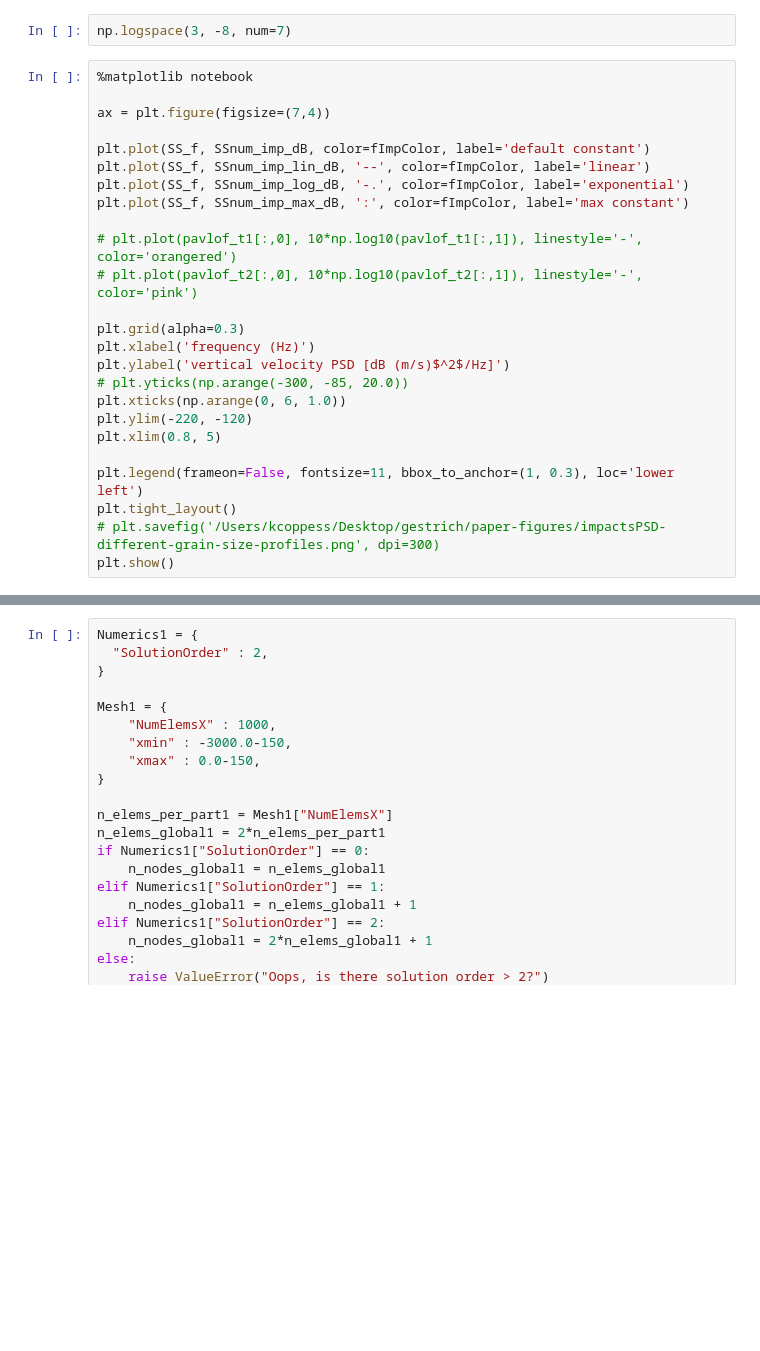
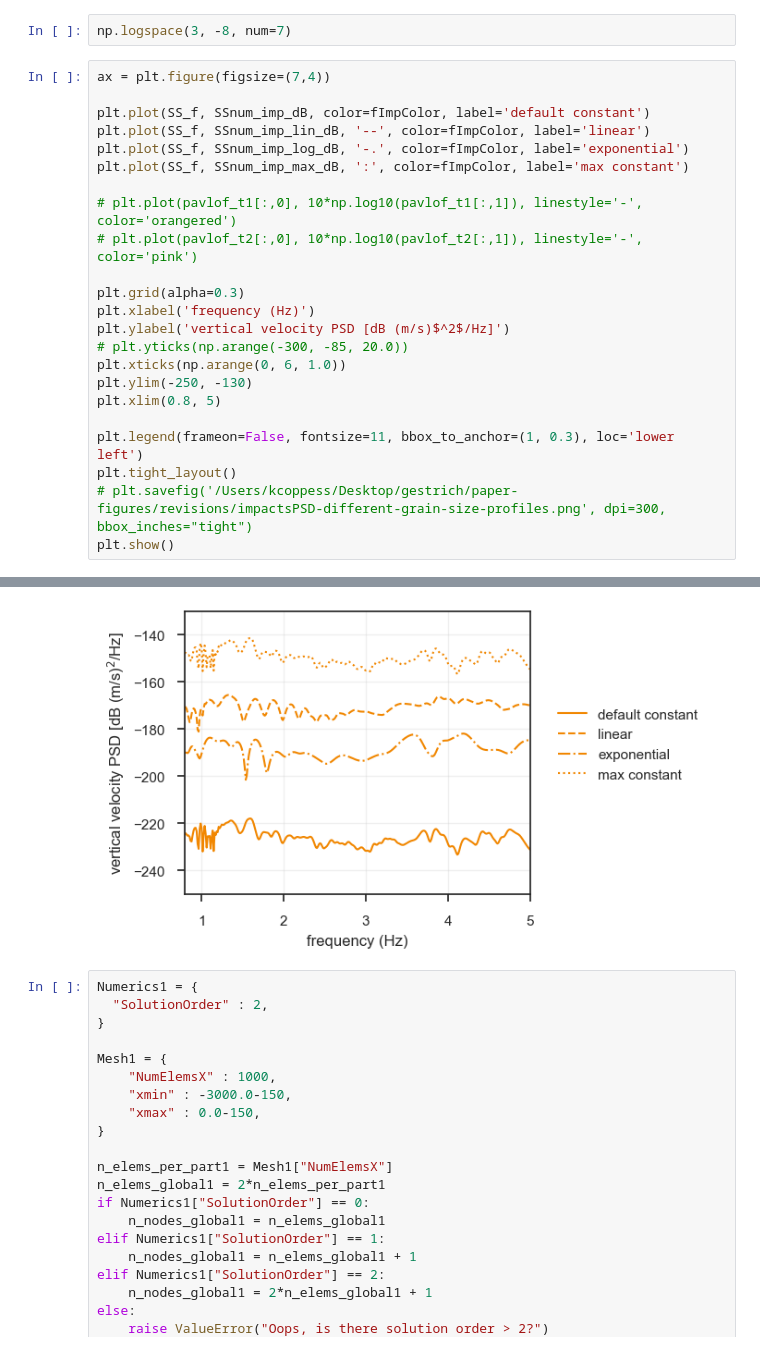
Before and after one commit to kcoppess/mPIT-tremor-model, a Jupyter notebook: gestrich-paper-figures.ipynb, the cells around one changed output, grey strips where cells are left out. Saved outputs shown, nothing was run; the diff lists cells and outputs as text; blank space fills up the shorter version.

Commit message:
regenerating figures for paper revisions

```diff
--- a/gestrich-paper-figures.ipynb
+++ b/gestrich-paper-figures.ipynb
@@ -756,8 +745,6 @@ plt.show()
 # %%
 np.logspace(3, -8, num=7)
 # %%
-%matplotlib notebook
-
 ax = plt.figure(figsize=(7,4))
 
 plt.plot(SS_f, SSnum_imp_dB, color=fImpColor, label='default constant')
@@ -773,11 +760,11 @@ plt.xlabel('frequency (Hz)')
 plt.ylabel('vertical velocity PSD [dB (m/s)$^2$/Hz]')
 # plt.yticks(np.arange(-300, -85, 20.0))
 plt.xticks(np.arange(0, 6, 1.0))
-plt.ylim(-220, -120)
+plt.ylim(-250, -130)
 plt.xlim(0.8, 5)
 
 plt.legend(frameon=False, fontsize=11, bbox_to_anchor=(1, 0.3), loc='lower left')
 plt.tight_layout()
-# plt.savefig('/Users/kcoppess/Desktop/gestrich/paper-figures/impactsPSD-different-grain-size-profiles.png', dpi=300)
+# plt.savefig('/Users/kcoppess/Desktop/gestrich/paper-figures/revisions/impactsPSD-different-grain-size-profiles.png', dpi=300, bbox_inches="tight")
 plt.show()
 # %% [output]
@@ -786,3 +771,4 @@ plt.show()
+[figure, added]
 # %%
 Numerics1 = {
   "SolutionOrder" : 2,
```
Also changed, not shown: parts of 13 cells of this notebook.
